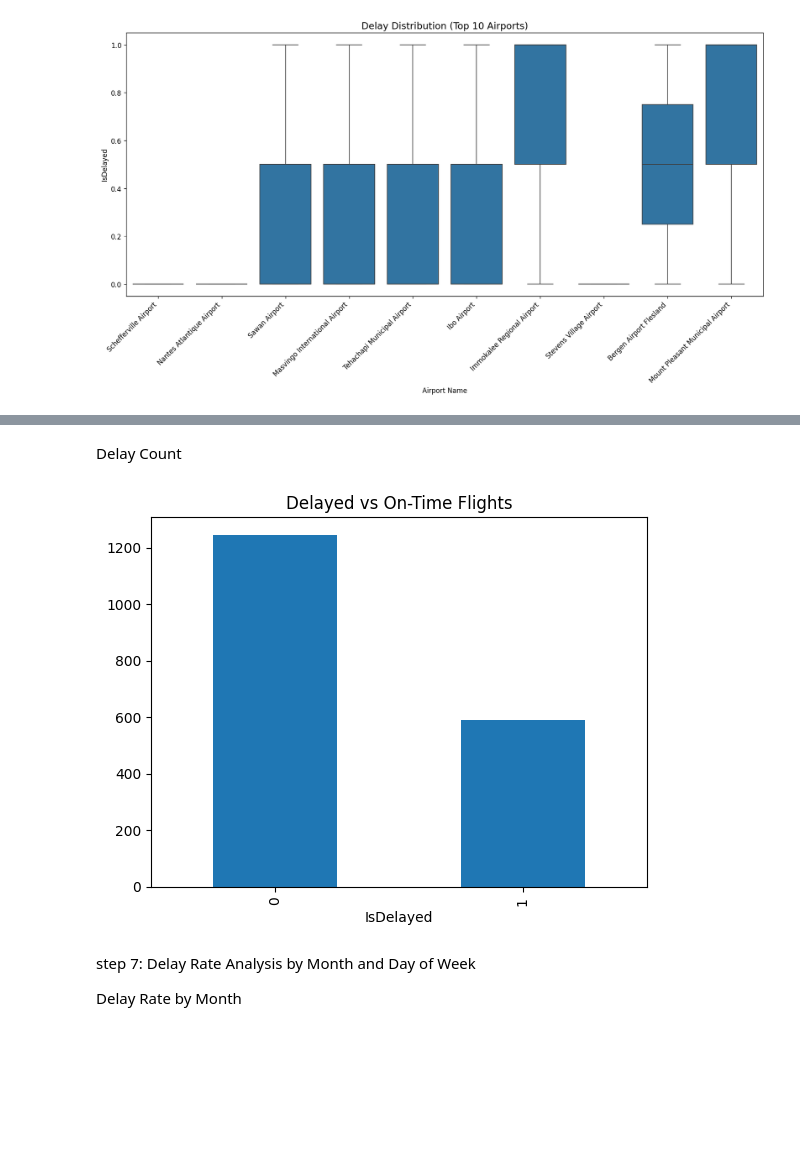
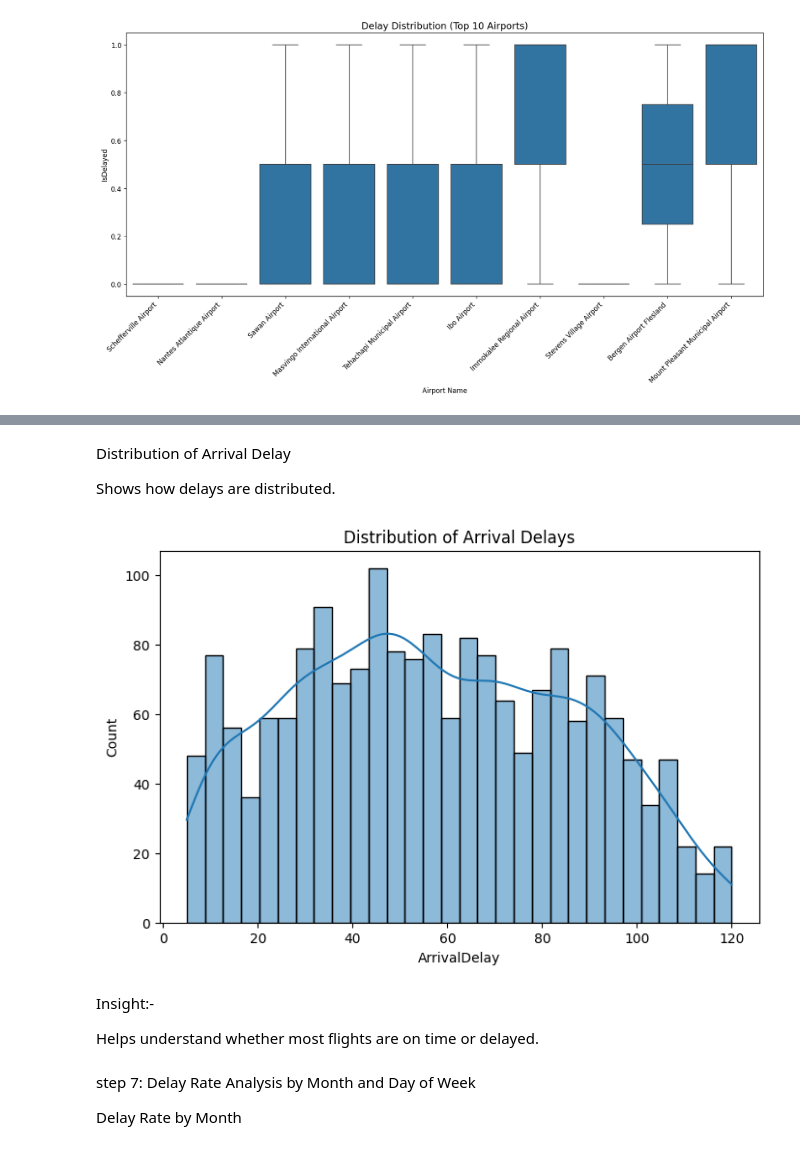
Before and after one commit to M-chandrika27/AirFly_Insights_DV, a Jupyter notebook: notebooks/Milestone1/milestone2.ipynb, the cells around one changed output, grey strips where cells are left out. Saved outputs shown, nothing was run; the diff lists cells and outputs as text; code cells hidden in the pictures; blank space fills up the shorter version.

```diff
--- a/notebooks/Milestone1/milestone2.ipynb
+++ b/notebooks/Milestone1/milestone2.ipynb
@@ -497,12 +471,19 @@ plt.show()
 # %% [markdown]
-Delay Count
+Distribution of Arrival Delay
+
+Shows how delays are distributed.
-# %%
-plt.figure()
-df['IsDelayed'].value_counts().plot(kind='bar')
-plt.title("Delayed vs On-Time Flights")
-plt.show()
-# %% [output]
-[figure, removed]
+# %%
+
+plt.figure(figsize=(8,5))
+sns.histplot(df['ArrivalDelay'], bins=30, kde=True)
+plt.title("Distribution of Arrival Delays")
+plt.show()
+# %% [output]
+[figure, added]
+# %% [markdown]
+Insight:-
+
+Helps understand whether most flights are on time or delayed.
 # %% [markdown]
 step 7: Delay Rate Analysis by Month and Day of Week
 
```
Also changed, not shown: parts of 24 cells of this notebook, 5 other files.
